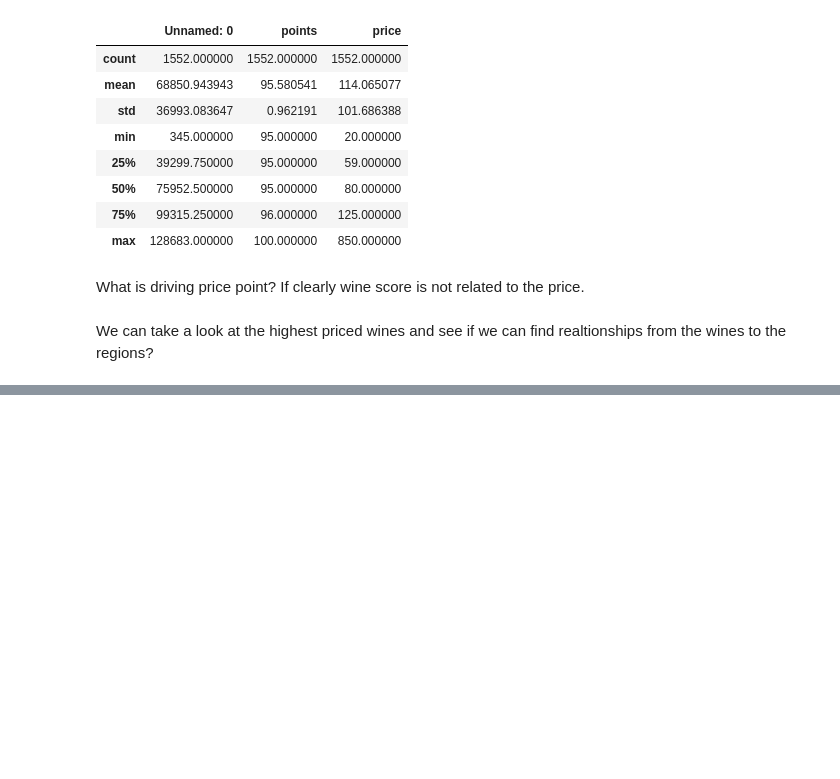
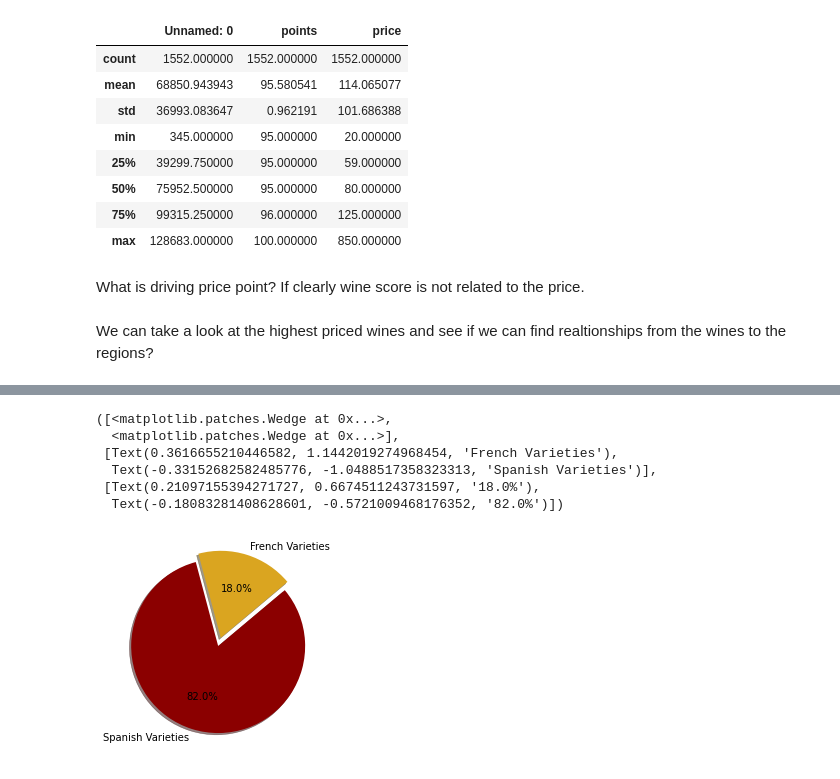
Before and after one commit to j1candel/Wine-Analysis-, a Jupyter notebook: Jessicas Work/wine-analysis -jessica.ipynb, the cells around one changed output, grey strips where cells are left out. Saved outputs shown, nothing was run; the diff lists cells and outputs as text; code cells hidden in the pictures; blank space fills up the shorter version.

```diff
--- a/Jessicas Work/wine-analysis -jessica.ipynb
+++ b/Jessicas Work/wine-analysis -jessica.ipynb
@@ -228,0 +221,8 @@ Name: country, dtype: int64
+# %%
+expensive_french_wine = most_expensive_wine.loc[most_expensive_wine["country"]=="France"]
+# expensive_french_wine_count = expensive_french_wine["province"].value_counts()
+# expensive_french_wine_count= pd.DataFrame(expensive_french_wine_count)
+
+# expensive_french_wine_count = expensive_french_wine_count.reset_index()
+# expensive_french_wine_count = expensive_french_wine_count.rename(columns={'index':'province','province':'count'})
+# expensive_french_wine_count
@@ -228,0 +289,18 @@ Name: country, dtype: int64
+# %%
+Most_Least_Variety = {"French Variety": [french_variety_amount],"Spanish Variety": [spanish_variety_amount]}
+Most_Least_Variety_df = pd.DataFrame(Most_Least_Variety)
+
+labels = ["French Varieties", "Spanish Varieties"]
+count = Most_Least_Variety_df
+color = ['goldenrod','darkred']
+explode = (.1,0)
+
+plt.pie(count, explode = explode, colors=color, labels=labels, shadow=True, autopct ="%1.1f%%",startangle = 40)
+# %% [output]
+([<matplotlib.patches.Wedge at 0x...>,
+  <matplotlib.patches.Wedge at 0x...>],
+ [Text(0.3616655210446582, 1.1442019274968454, 'French Varieties'),
+  Text(-0.33152682582485776, -1.0488517358323313, 'Spanish Varieties')],
+ [Text(0.21097155394271727, 0.6674511243731597, '18.0%'),
+  Text(-0.18083281408628601, -0.5721009468176352, '82.0%')])
+[figure, added]
```
Also changed, not shown: parts of 15 cells of this notebook, 1 other file.
